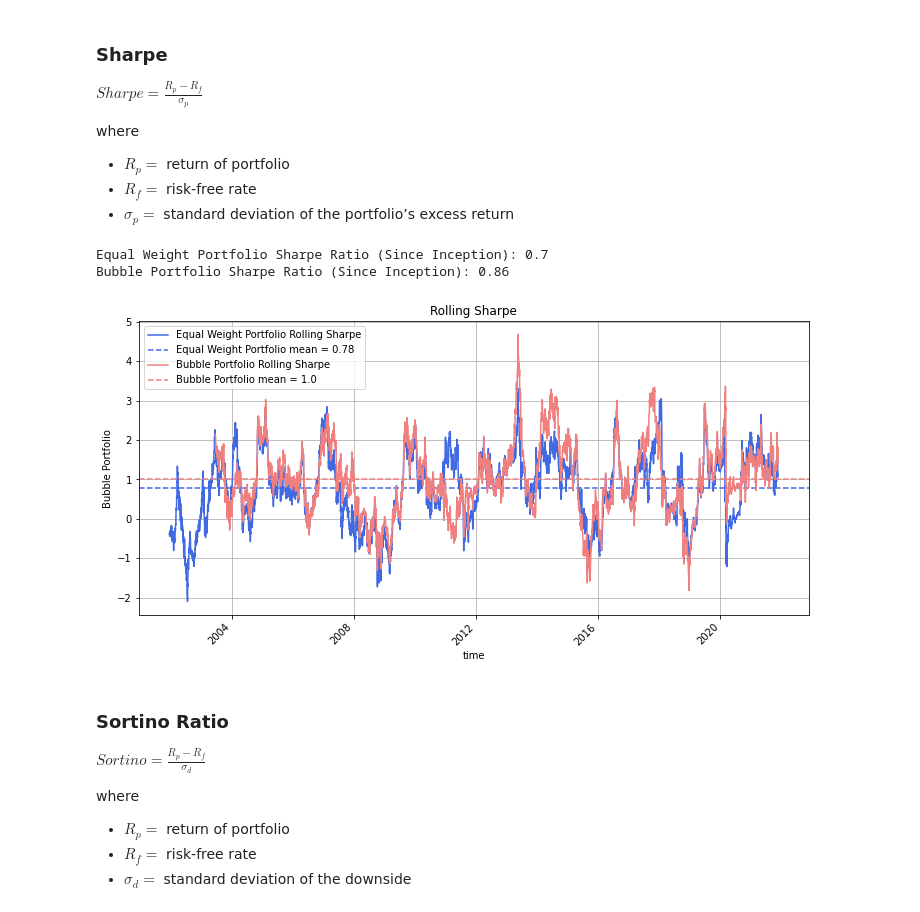
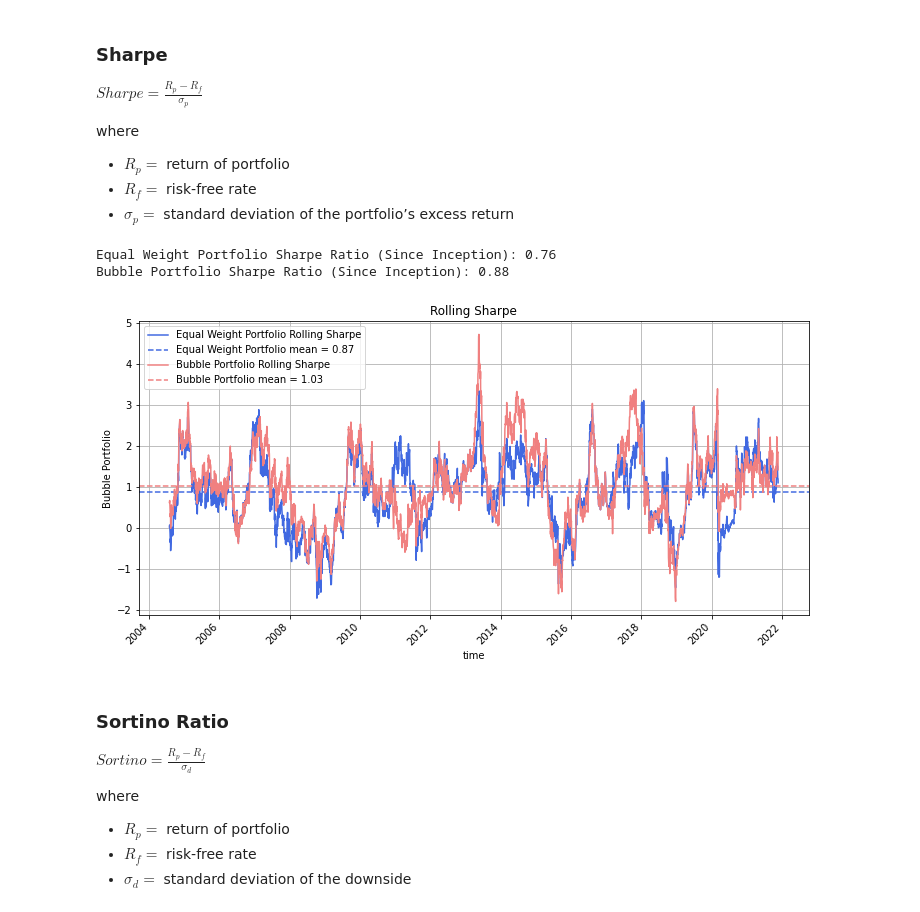
Before and after one commit to Boulder-Investment-Technologies/lppls-ci_tactical_asset_allocation, a Jupyter notebook: avoiding_bubbles.ipynb, the cells around one changed output. Drawn from its saved outputs; the diff is of its cells as text; code cells hidden in the pictures.

```diff
--- a/avoiding_bubbles.ipynb
+++ b/avoiding_bubbles.ipynb
@@ -47,7 +47,7 @@ import yfinance as yf
 
 from utils import plotting as plt_u # import utility functions for plotting
 
-START = '1997-05-30'
+START = '2004-01-30'
 END = '2021-11-24'
 LOOKBACK = 21 * 6 # 21 days in a trading month
 UNIVERSE_CSV = 'data/universe.csv'
@@ -202,7 +202,7 @@ bubble_portfolio_df['conf'] = bubble_portfolio_df['pos_conf'] - bubble_portfolio
 
 # prevent lookahead bias: use yesterday's conf score today
 bubble_portfolio_df['conf'] = bubble_portfolio_df['conf'].shift(2)
-bp_df = bubble_portfolio_df
+bp_df = bubble_portfolio_df[START:END]
 # # group pos_conf by month and take the mean,
 # # @TODO: it would be better to weight most recent observations heavier
 # conf_M = bubble_portfolio_df['conf'].groupby(pd.Grouper(freq='M')).mean()
@@ -298,23 +308,23 @@ where
 # %%
 plt_u.plot_sharpe([
     (
-        df_D['Equal Weight Portfolio Returns'],
+        bp_df['Equal Weight Portfolio Returns'],
         RISK_FREE_RATE,
-        df_D['Equal Weight Portfolio Returns'].std(),
+        bp_df['Equal Weight Portfolio Returns'].std(),
         'Equal Weight Portfolio',
         'royalblue',
     ), (
         bp_df['Bubble Portfolio Returns'],
         RISK_FREE_RATE,
         bp_df['Bubble Portfolio Returns'].std(),
         'Bubble Portfolio',
         'lightcoral',
     )
 ])
 # %% [output]
-Equal Weight Portfolio Sharpe Ratio (Since Inception): 0.7
-Bubble Portfolio Sharpe Ratio (Since Inception): 0.86
+Equal Weight Portfolio Sharpe Ratio (Since Inception): 0.76
+Bubble Portfolio Sharpe Ratio (Since Inception): 0.88
-[figure, old version]
+[figure, new version]
 # %% [markdown]
 ### Sortino Ratio
 
```
Also changed, not shown: parts of 11 cells of this notebook, 3 other files.
